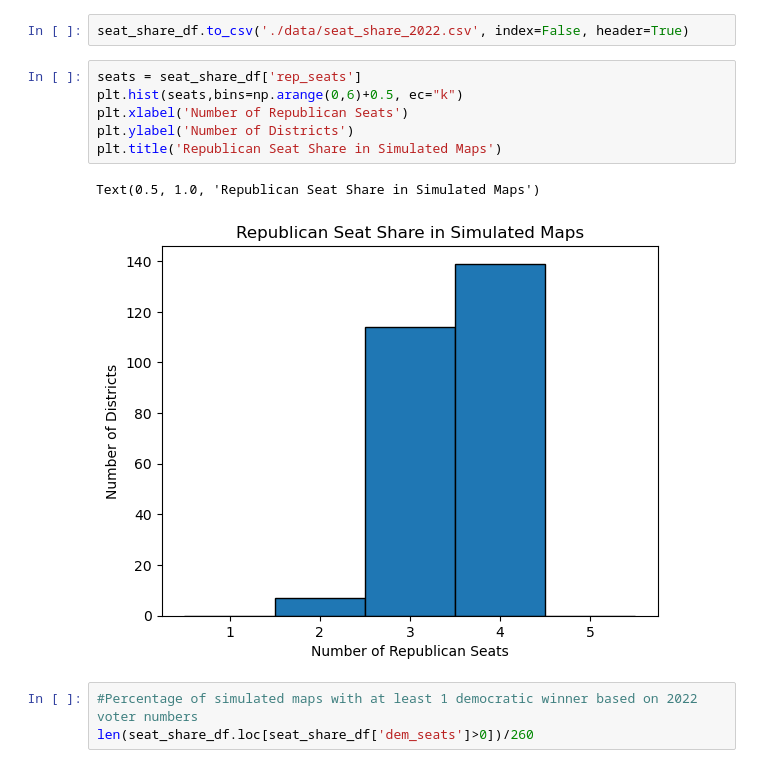
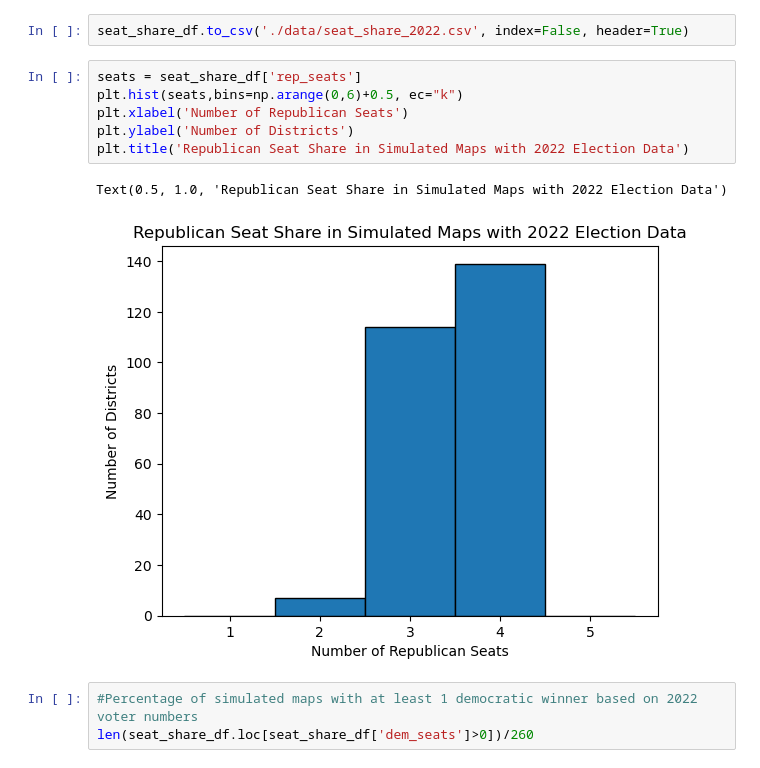
Before and after one commit to stefaniegwangphd/ia-redistricting, a Jupyter notebook: election_analysis.ipynb, the cells around one changed output. Drawn from its saved outputs; the diff is of its cells as text.

```diff
--- a/election_analysis.ipynb
+++ b/election_analysis.ipynb
@@ -244,12 +244,12 @@ seat_share_df.to_csv('./data/seat_share_2022.csv', index=False, header=True)
 # %%
 seats = seat_share_df['rep_seats']
 plt.hist(seats,bins=np.arange(0,6)+0.5, ec="k")
 plt.xlabel('Number of Republican Seats')
 plt.ylabel('Number of Districts')
-plt.title('Republican Seat Share in Simulated Maps')
+plt.title('Republican Seat Share in Simulated Maps with 2022 Election Data')
 # %% [output]
-Text(0.5, 1.0, 'Republican Seat Share in Simulated Maps')
+Text(0.5, 1.0, 'Republican Seat Share in Simulated Maps with 2022 Election Data')
-[figure, old version]
+[figure, new version]
 # %%
 #Percentage of simulated maps with at least 1 democratic winner based on 2022 voter numbers
 len(seat_share_df.loc[seat_share_df['dem_seats']>0])/260
```
Also changed, not shown: parts of 6 cells of this notebook, 1 other file.
